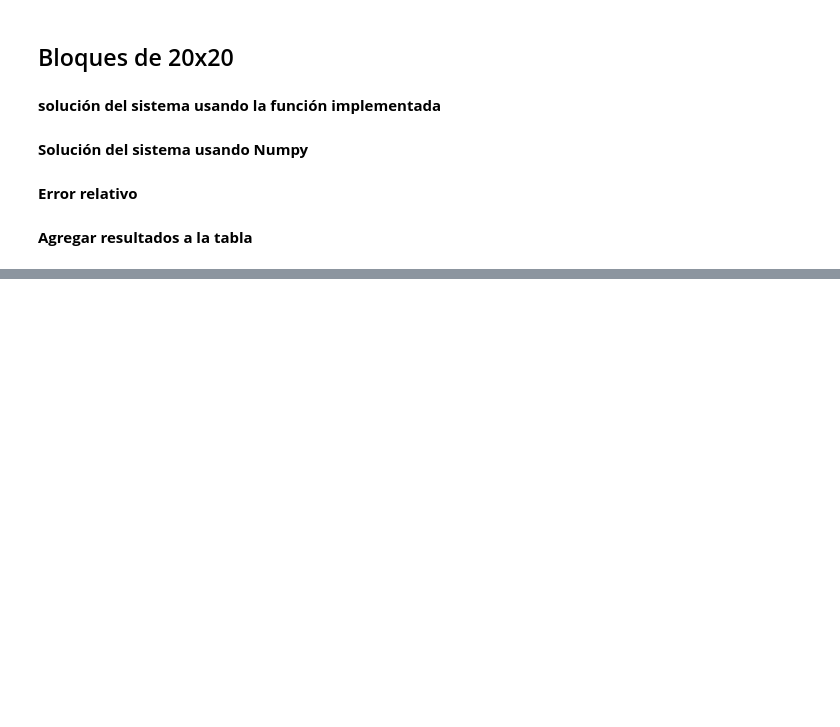
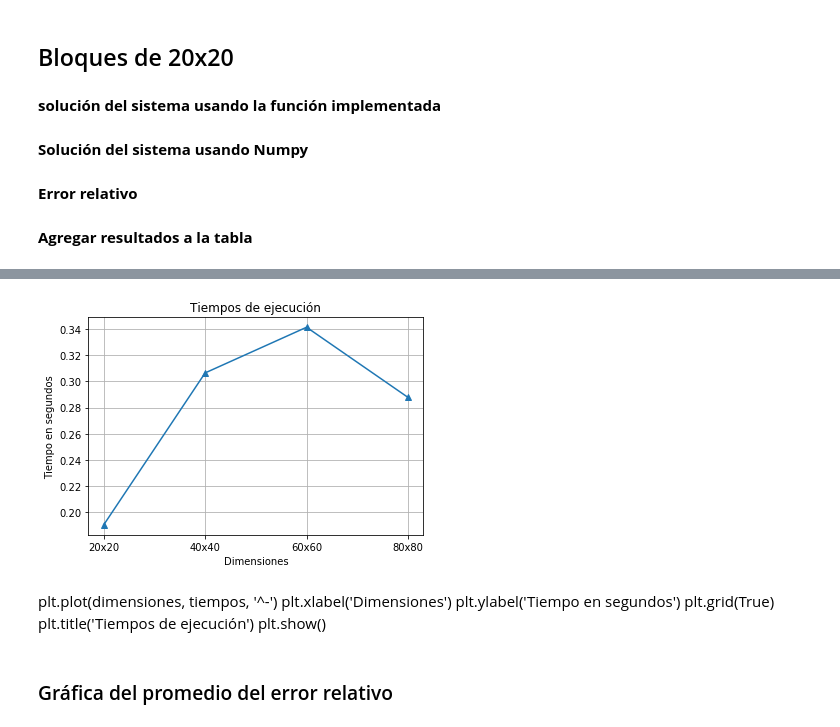
Before and after one commit to DorelyMS/ex-modulo-3-comp-matricial-qr-dapivei, a Jupyter notebook: Reporte/Insumos/prueba_tiempos_division_por_bloques.ipynb, the cells around one changed output, grey strips where cells are left out. Drawn from its saved outputs; the diff is of its cells as text; code cells hidden in the pictures; blank space fills up the shorter version.

```diff
--- a/Reporte/Insumos/prueba_tiempos_division_por_bloques.ipynb
+++ b/Reporte/Insumos/prueba_tiempos_division_por_bloques.ipynb
@@ -136,0 +172,21 @@ table_df.head()
+# %%
+dimensiones = table_df['Dimensiones de la matriz']
+tiempos = table_df['Tiempo']
+# %%
+plt.plot(dimensiones, tiempos, '^-')
+plt.xlabel('Dimensiones')
+plt.ylabel('Tiempo en segundos')
+plt.grid(True)
+plt.title('Tiempos de ejecución')
+plt.show()
+# %% [output]
+[figure, added]
+# %% [markdown]
+plt.plot(dimensiones, tiempos, '^-')
+plt.xlabel('Dimensiones')
+plt.ylabel('Tiempo en segundos')
+plt.grid(True)
+plt.title('Tiempos de ejecución')
+plt.show()
+# %% [markdown]
+### Gráfica del promedio del error relativo
```
Also changed, not shown: parts of 53 cells of this notebook.
